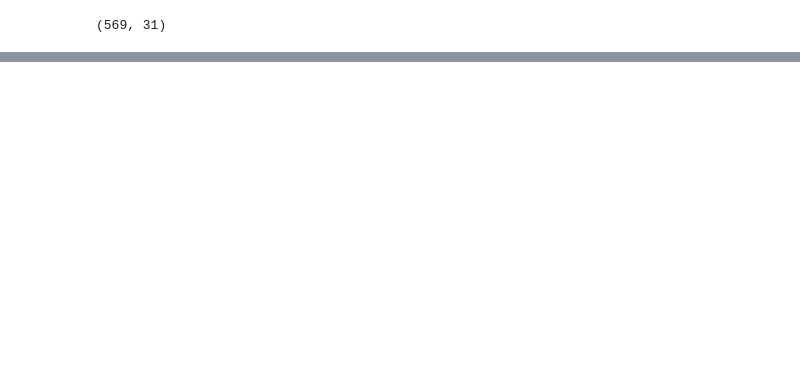
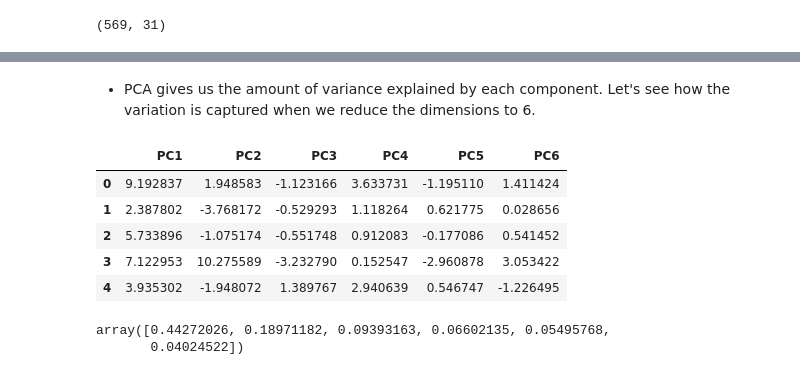
Before and after one commit to faheemrajwadkar/Dimensionality-Reduction, a Jupyter notebook: Dimensionality Reduction Techniques.ipynb, the cells around one changed output, grey strips where cells are left out. Cells and saved outputs as stored; diff of their text form; code cells hidden in the pictures; blank space fills up the shorter version.

```diff
--- a/Dimensionality Reduction Techniques.ipynb
+++ b/Dimensionality Reduction Techniques.ipynb
@@ -58,0 +147,23 @@ from sklearn.decomposition import PCA
+# %% [markdown]
+- PCA gives us the amount of variance explained by each component. Let's see how the variation is captured when we reduce the dimensions to 6.
+# %%
+from sklearn.decomposition import PCA
+
+pca = PCA(n_components=6)
+pca = pca.fit(normalized_df)
+pca_data_6 = pca.transform(normalized_df)
+# %%
+pca_df_6 = pd.DataFrame(pca_data_6, columns = ['PC1', 'PC2', 'PC3', 'PC4', 'PC5' ,'PC6'])
+pca_df_6.head()
+# %% [output]
+|  | PC1 | PC2 | PC3 | PC4 | PC5 | PC6 |
+| 0 | 9.192837 | 1.948583 | -1.123166 | 3.633731 | -1.195110 | 1.411424 |
+| 1 | 2.387802 | -3.768172 | -0.529293 | 1.118264 | 0.621775 | 0.028656 |
+| 2 | 5.733896 | -1.075174 | -0.551748 | 0.912083 | -0.177086 | 0.541452 |
+| 3 | 7.122953 | 10.275589 | -3.232790 | 0.152547 | -2.960878 | 3.053422 |
+| 4 | 3.935302 | -1.948072 | 1.389767 | 2.940639 | 0.546747 | -1.226495 |
+# %%
+pca.explained_variance_ratio_
+# %% [output]
+array([0.44272026, 0.18971182, 0.09393163, 0.06602135, 0.05495768,
+       0.04024522])
```
Also changed, not shown: parts of 23 cells of this notebook.
